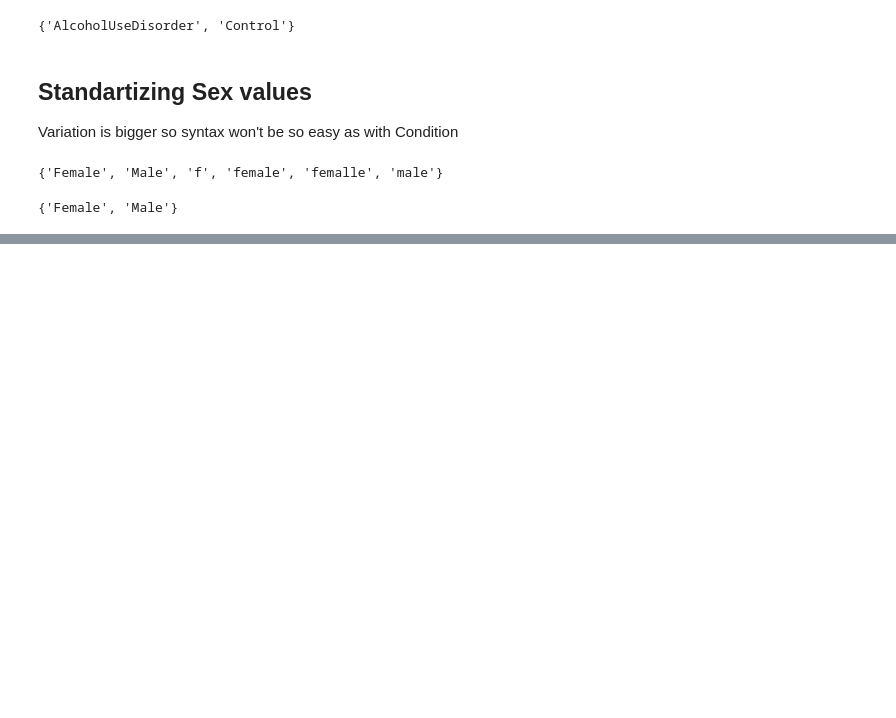
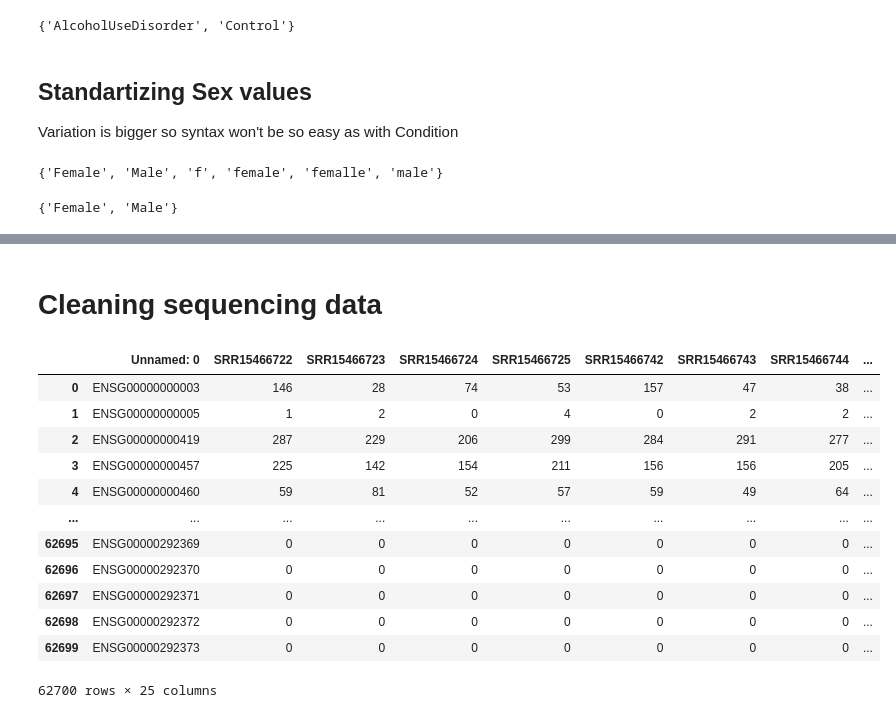
Before and after one commit to SimasB/Vugene_intro_task, a Jupyter notebook: Prepare_data.ipynb, the cells around one changed output, grey strips where cells are left out. Cells and saved outputs as stored; diff of their text form; code cells hidden in the pictures; blank space fills up the shorter version.

```diff
--- a/Prepare_data.ipynb
+++ b/Prepare_data.ipynb
@@ -212,0 +213,20 @@ df
+# %% [markdown]
+# Cleaning sequencing data
+# %%
+# I won't need sample sheet in this notebook so it's a good idea to overwrite to save some RAM
+df = pd.read_csv("rnaseq_default_counts.csv")
+df
+# %% [output]
+|  | Unnamed: 0 | SRR15466722 | SRR15466723 | SRR15466724 | SRR15466725 | SRR15466742 | SRR15466743 | SRR15466744 | ... |
+| 0 | ENSG00000000003 | 146 | 28 | 74 | 53 | 157 | 47 | 38 | ... |
+| 1 | ENSG00000000005 | 1 | 2 | 0 | 4 | 0 | 2 | 2 | ... |
+| 2 | ENSG00000000419 | 287 | 229 | 206 | 299 | 284 | 291 | 277 | ... |
+| 3 | ENSG00000000457 | 225 | 142 | 154 | 211 | 156 | 156 | 205 | ... |
+| 4 | ENSG00000000460 | 59 | 81 | 52 | 57 | 59 | 49 | 64 | ... |
+| ... | ... | ... | ... | ... | ... | ... | ... | ... | ... |
+| 62695 | ENSG00000292369 | 0 | 0 | 0 | 0 | 0 | 0 | 0 | ... |
+| 62696 | ENSG00000292370 | 0 | 0 | 0 | 0 | 0 | 0 | 0 | ... |
+| 62697 | ENSG00000292371 | 0 | 0 | 0 | 0 | 0 | 0 | 0 | ... |
+| 62698 | ENSG00000292372 | 0 | 0 | 0 | 0 | 0 | 0 | 0 | ... |
+| 62699 | ENSG00000292373 | 0 | 0 | 0 | 0 | 0 | 0 | 0 | ... |
+62700 rows × 25 columns
```
Also changed, not shown: parts of 31 cells of this notebook, 1 other file.
